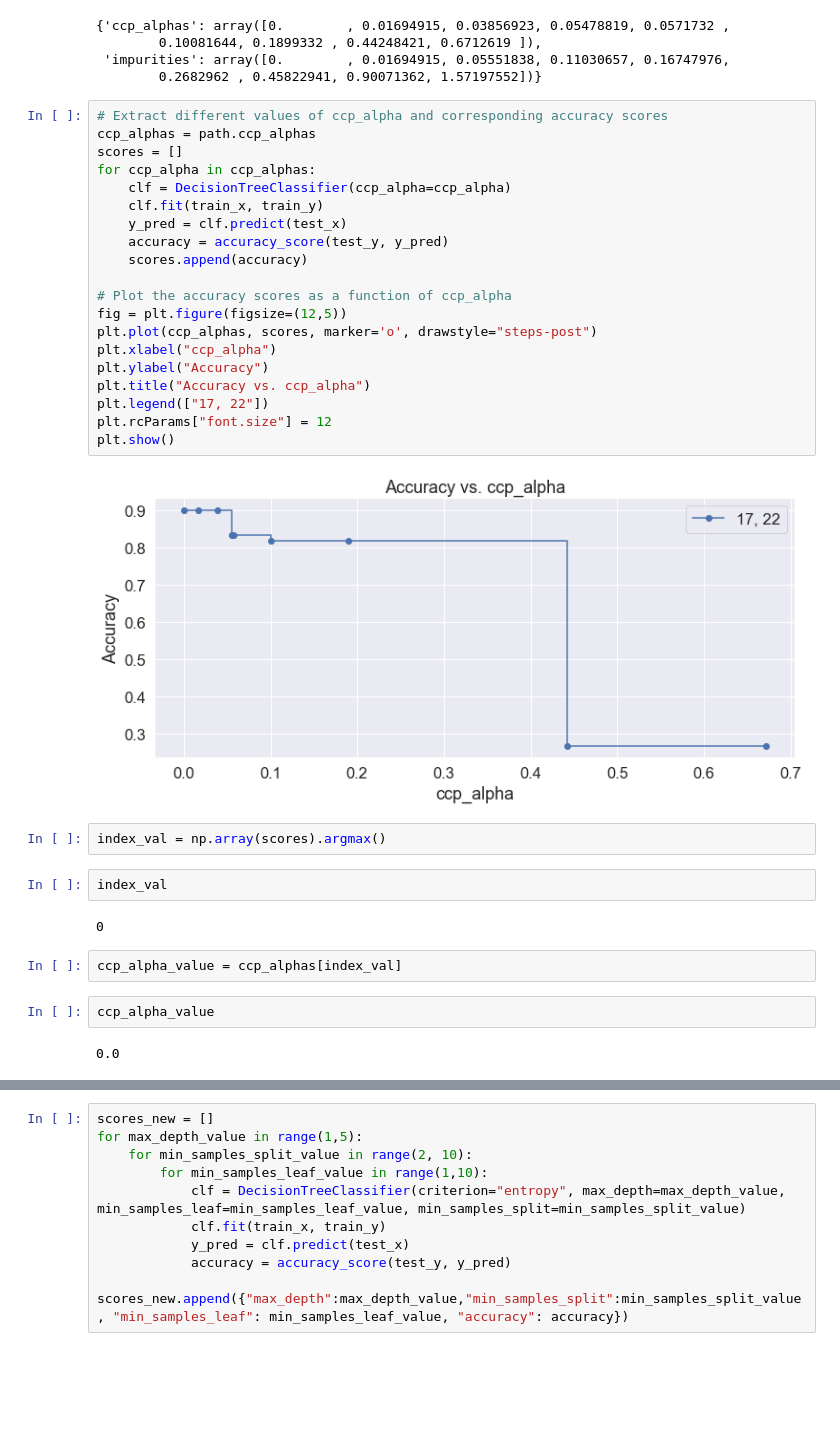
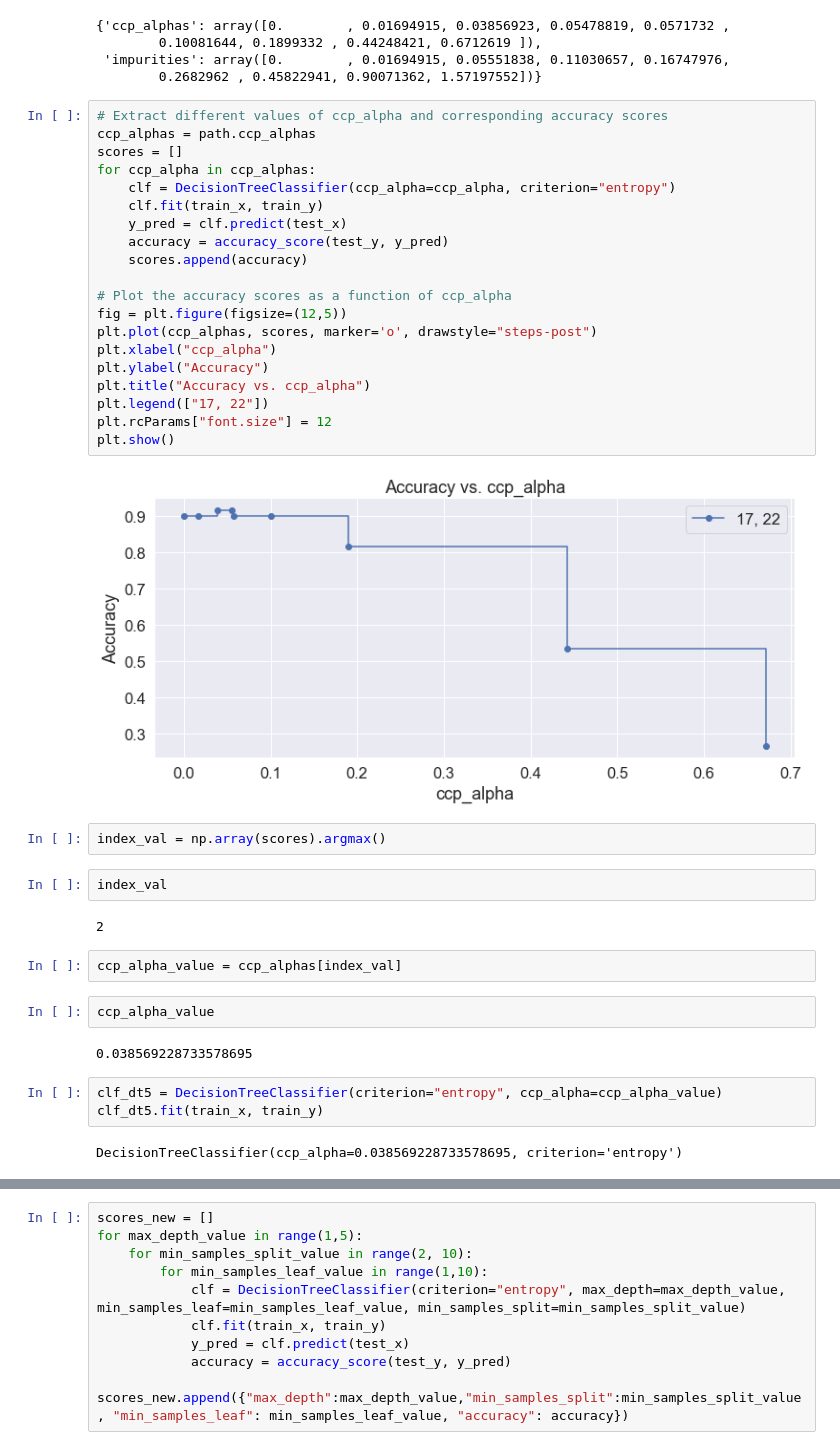
Before and after one commit to Kaustuv-Karki/Data-mining, a Jupyter notebook: DecisionTree/DecisionTree.ipynb, the cells around one changed output, grey strips where cells are left out. Drawn from its saved outputs; the diff is of its cells as text; blank space fills up the shorter version.

```diff
--- a/DecisionTree/DecisionTree.ipynb
+++ b/DecisionTree/DecisionTree.ipynb
@@ -584,34 +632,39 @@ path
 # %%
 # Extract different values of ccp_alpha and corresponding accuracy scores
 ccp_alphas = path.ccp_alphas
 scores = []
 for ccp_alpha in ccp_alphas:
-    clf = DecisionTreeClassifier(ccp_alpha=ccp_alpha)
+    clf = DecisionTreeClassifier(ccp_alpha=ccp_alpha, criterion="entropy")
     clf.fit(train_x, train_y)
     y_pred = clf.predict(test_x)
     accuracy = accuracy_score(test_y, y_pred)
     scores.append(accuracy)
 
 # Plot the accuracy scores as a function of ccp_alpha
 fig = plt.figure(figsize=(12,5))
 plt.plot(ccp_alphas, scores, marker='o', drawstyle="steps-post")
 plt.xlabel("ccp_alpha")
 plt.ylabel("Accuracy")
 plt.title("Accuracy vs. ccp_alpha")
 plt.legend(["17, 22"])
 plt.rcParams["font.size"] = 12
 plt.show()
 # %% [output]
-[figure, old version]
+[figure, new version]
 # %%
 index_val = np.array(scores).argmax()
 # %%
 index_val
 # %% [output]
-0
+2
 # %%
 ccp_alpha_value = ccp_alphas[index_val]
 # %%
 ccp_alpha_value
 # %% [output]
-0.0
+0.038569228733578695
+# %%
+clf_dt5 = DecisionTreeClassifier(criterion="entropy", ccp_alpha=ccp_alpha_value)
+clf_dt5.fit(train_x, train_y)
+# %% [output]
+DecisionTreeClassifier(ccp_alpha=0.038569228733578695, criterion='entropy')
```
Also changed, not shown: parts of 9 cells of this notebook.
